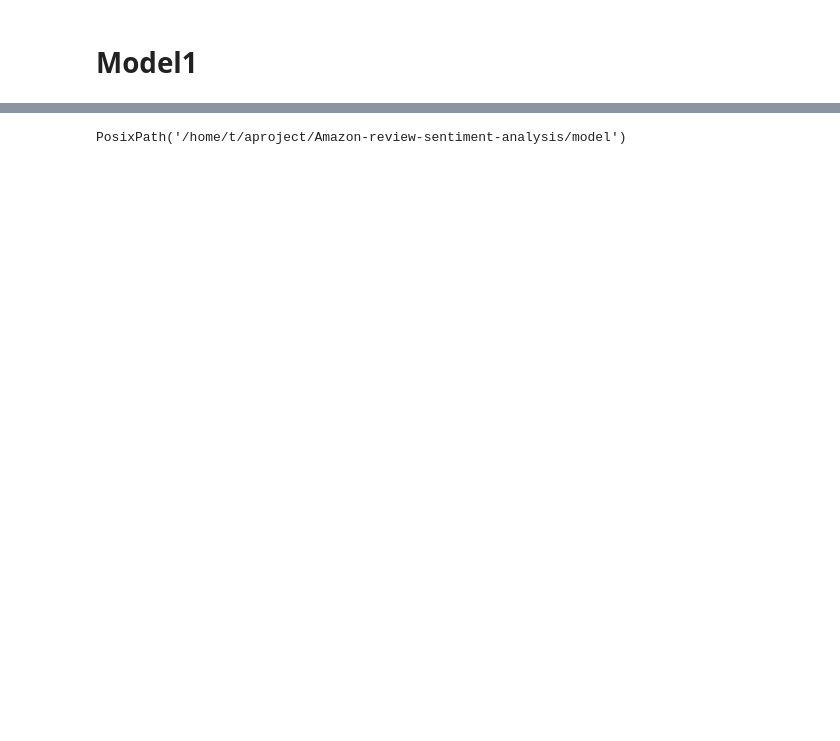
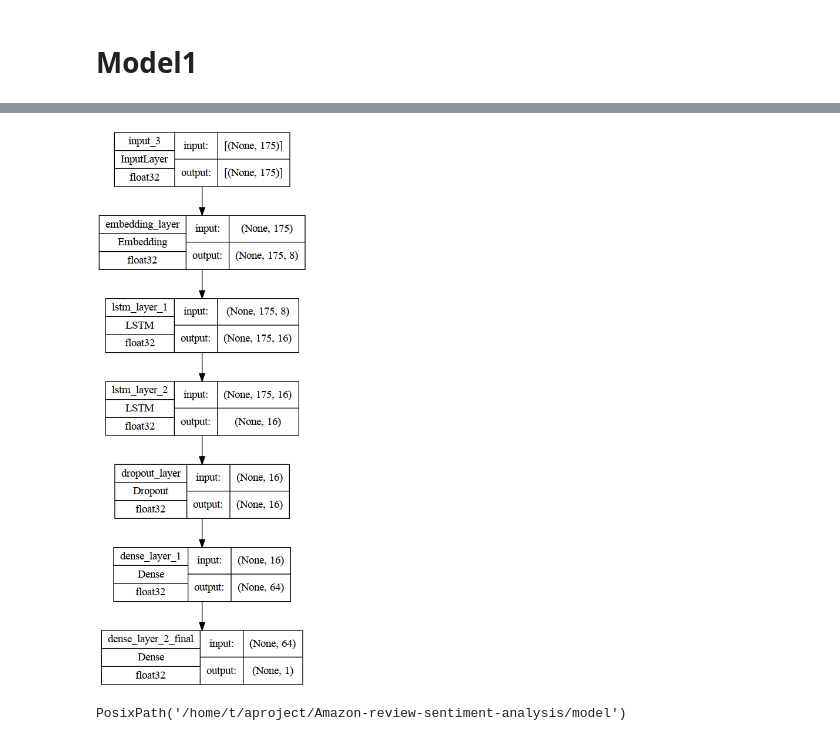
Before and after one commit to tikendraw/Amazon-review-sentiment-analysis, a Jupyter notebook: notebook/amazon-review-sentiment-analysis.ipynb, the cells around one changed output, grey strips where cells are left out. Cells and saved outputs as stored; diff of their text form; code cells hidden in the pictures; blank space fills up the shorter version.

```diff
--- a/notebook/amazon-review-sentiment-analysis.ipynb
+++ b/notebook/amazon-review-sentiment-analysis.ipynb
@@ -344,3 +444,0 @@ BATCH_SIZE = 64
-# %%
-MAX_TOKEN = 100_000
-OUTPUT_SEQUENCE_LENGTH = 100  # limiting reviews to 200 words
@@ -524,0 +577,38 @@ model1.compile(loss = keras.losses.binary_crossentropy,
+# %%
+import tensorflow as tf
+
+class LSTMModel(tf.keras.Model):
+    def __init__(self, text_vectorizer, embed_dim, dropout_rate=0.2):
+        super(LSTMModel, self).__init__(name='custom_lstm_model')
+        self.text_vectorizer = text_vectorizer
+
+        self.embedding_layer = tf.keras.layers.Embedding(input_dim=text_vectorizer.vocabulary_size(), output_dim=embed_dim)
+        self.lstm1 = tf.keras.layers.LSTM(16, return_sequences=True)
+        self.lstm2 = tf.keras.layers.LSTM(16)
+        self.dropout = tf.keras.layers.Dropout(dropout_rate)
+        self.dense1 = tf.keras.layers.Dense(64, activation='relu')
+        self.dense2 = tf.keras.layers.Dense(1, activation='sigmoid')
+
+    def call(self, inputs):
+        x = self.embedding_layer(inputs)
+        x = self.lstm1(x)
+        x = self.lstm2(x)
+        x = self.dropout(x)
+        x = self.dense1(x)
+        return self.dense2(x)
+
+
+    def predict_text(self, text):
+        vectorized_text = self.text_vectorizer.transform([text])
+        return self.predict(vectorized_text)
+
+
+# Instantiate the model
+output_sequence_length = OUTPUT_SEQUENCE_LENGTH  # actual value
+# model = LSTMModel(text_vectorizer, embed_dim=DIM)
+model = create_lstm_model(output_sequence_length, max_tokens=MAX_TOKEN, dim=DIM)
+
+# Compile the model
+model.compile(loss=tf.keras.losses.BinaryCrossentropy(),
+              optimizer=tf.keras.optimizers.Adam(),
+              metrics=['Accuracy'])
@@ -525 +635,5 @@ model1.compile(loss = keras.losses.binary_crossentropy,
+# %%
+tf.keras.utils.plot_model(model, expand_nested=True, show_shapes=True, show_dtype=True, rankdir='TP')
+# %% [output]
+[figure, added]
 # %%
```
Also changed, not shown: parts of 95 cells of this notebook.
